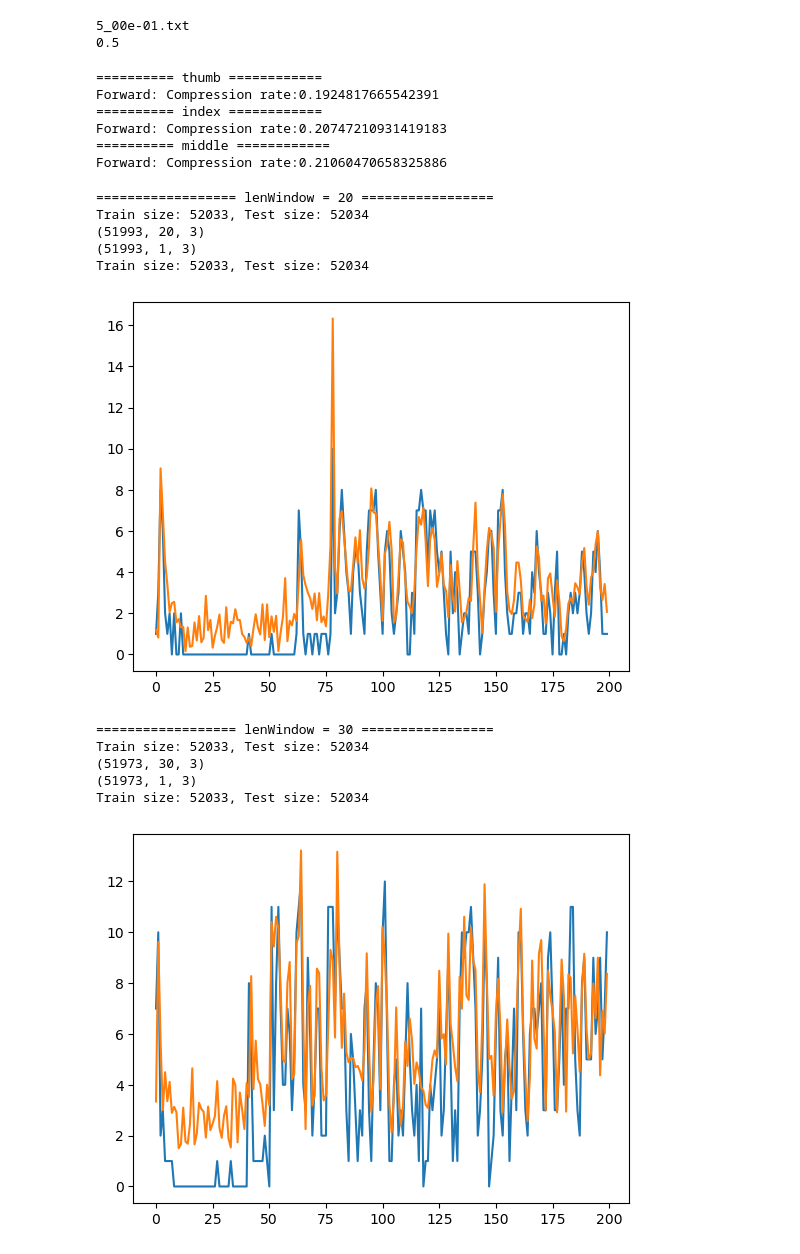
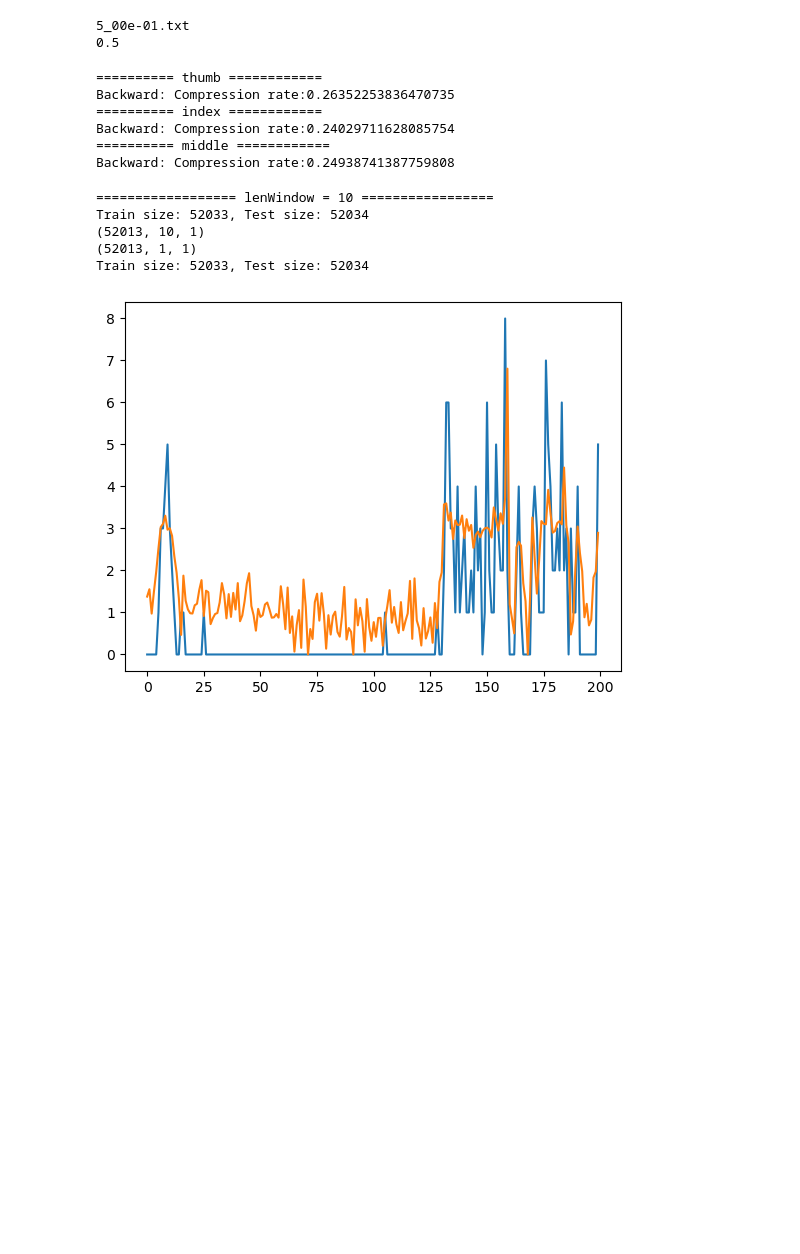
Before and after one commit to evanyeh5118/Traffic_model_prediction, a Jupyter notebook: main01_train_traffic_predictor.ipynb, the cells around one changed output. Cells and saved outputs as stored; diff of their text form; code cells hidden in the pictures; blank space fills up the shorter version.

```diff
--- a/main01_train_traffic_predictor.ipynb
+++ b/main01_train_traffic_predictor.ipynb
@@ -22,25 +22,28 @@ print(floatFile)
 5_00e-01.txt
 0.5
 # %%
-dbParams = 0.01
-direction = "forward"
-mode = "adaptive"
+#dbParams = 0.01
+#direction = "forward"
+dbParams = 0.15
+direction = "backward"
+mode = "fixed"
+#mode = "adaptive"
 alpha = 0.5
 
 rawDatasetFolder = "Dataset"
 datasetConverter = DatasetConvertor(rawDatasetFolder)
 datasetConverter.processDataset(dbParameter=dbParams, alpha=alpha, mode=mode, direction=direction)
-thumbUnit = datasetConverter.getDataUnit('thumb_fr')
-#thumbUnit = datasetConverter.getDataUnit('thumb_bk')
+#thumbUnit = datasetConverter.getDataUnit('thumb_fr')
+thumbUnit = datasetConverter.getDataUnit('thumb_bk')
 # %% [output]
 ========== thumb ============
-Forward: Compression rate:0.1924817665542391
+Backward: Compression rate:0.26352253836470735
 ========== index ============
-Forward: Compression rate:0.20747210931419183
+Backward: Compression rate:0.24029711628085754
 ========== middle ============
-Forward: Compression rate:0.21060470658325886
+Backward: Compression rate:0.24938741387759808
 # %%
-for lenWindow in [20, 30]:
+for lenWindow in [10]:#[10, 20, 30]:
     print(f"================== lenWindow = {lenWindow} =================")
     trainDataAugment = True
     verbose = True
@@ -61,40 +64,34 @@ for lenWindow in [20, 30]:
     bestWeightsCA, _, _, modleParametersCA = trainModelCA(
     paramsCA['lenSource'], paramsCA['lenTarget'], trainData, testData, verbose=False)
 
     #============= Evaluatation =============
     trafficModelCA, _ = createModelCA(modleParametersCA)
     trafficModelCA.load_state_dict(bestWeightsCA)
     paramsValid = paramsCA.copy()
     paramsValid['dataAugment'] = False
     trainData, testData = PreparingDatasetCA(thumbUnit, paramsValid, verbose=verbose)
     resultsTrain = evaluateModelCA(trafficModelCA, trainData)
     resultsTest = evaluateModelCA(trafficModelCA, testData)
 
     #print(f"actual_class_shape: {resultsTrain['classDistribu_actual'].shape}, predicted_class_shape: {resultsTrain['classDistribu_predicted'].shape}")
 
     plt.plot(resultsTest['trafficTarget_actual'][0:200])
     plt.plot(resultsTest['trafficTarget_predicted'][0:200])
     plt.show()
 
     #============= Save Results =============
     dbpString = encode_float_filename(dbParams)
     with open(f"Results/TrafficPredictor/evaluate/{direction}_{lenWindow}_{mode}_{dbpString}_train.pkl", "wb") as file:
         pickle.dump(resultsTrain, file)
     with open(f"Results/TrafficPredictor/evaluate/{direction}_{lenWindow}_{mode}_{dbpString}_test.pkl", "wb") as file:
         pickle.dump(resultsTest, file)
     with open(f"Results/TrafficPredictor/modelParams/{direction}_{lenWindow}_{mode}_{dbpString}.pkl", "wb") as file:
         pickle.dump(modleParametersCA, file)
     torch.save(bestWeightsCA, f"Results/TrafficPredictor/model/{direction}_{lenWindow}_{mode}_{dbpString}.pth")
 # %% [output]
-================== lenWindow = 20 =================
+================== lenWindow = 10 =================
 Train size: 52033, Test size: 52034
-(51993, 20, 3)
-(51993, 1, 3)
+(52013, 10, 1)
+(52013, 1, 1)
 Train size: 52033, Test size: 52034
-[figure, old version]
+[figure, new version]
-================== lenWindow = 30 =================
-Train size: 52033, Test size: 52034
-(51973, 30, 3)
-(51973, 1, 3)
-Train size: 52033, Test size: 52034
-[figure, removed]
```
Also changed, not shown: 27 other files.
